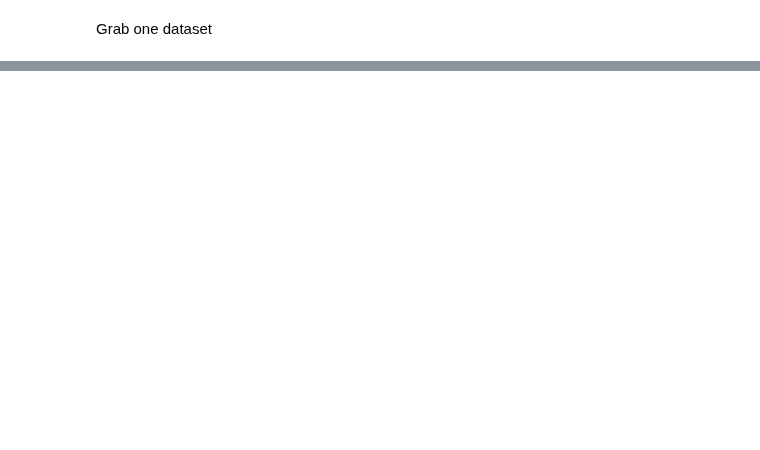
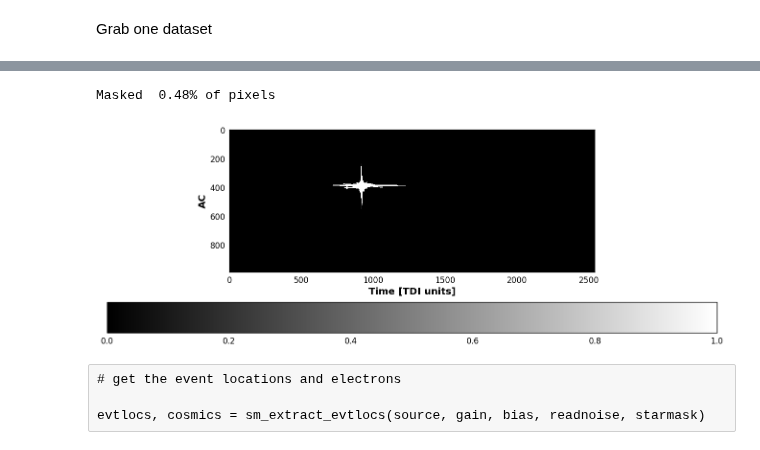
Before and after one commit to asierabreu/cosmics, a Jupyter notebook: analysis/sm_sif/sm_detection.ipynb, the cells around one changed output, grey strips where cells are left out. Drawn from its saved outputs; the diff is of its cells as text; code cells hidden in the pictures; blank space fills up the shorter version.

```diff
--- a/analysis/sm_sif/sm_detection.ipynb
+++ b/analysis/sm_sif/sm_detection.ipynb
@@ -160,0 +52,24 @@ Aside from the very saturated region, which generates a few fake cosmics, things
+# %%
+# generate the star mask
+
+starmask = sm_starmask(source, 2000)
+#starmask = sm_starmask_box(source,60000,buffer_row=2,buffer_col=1)
+
+# out of curiosity:
+
+print("Masked {:5.2f}% of pixels".format(100*np.sum(starmask)/source.shape[0]/source.shape[1]))
+
+image=np.flip(np.rot90(starmask,1),0) # this should follow the normal gaia convention
+plt.xlabel('Time [TDI units]')
+plt.ylabel('AC')
+plt.imshow(image, cmap='gray')
+plt.colorbar(orientation="horizontal")
+plt.gcf().set_size_inches(30.5, 5.5)
+plt.grid(False)
+# %% [output]
+Masked  0.48% of pixels
+[figure, added]
+# %% [raw]
+# get the event locations and electrons
+
+evtlocs, cosmics = sm_extract_evtlocs(source, gain, bias, readnoise, starmask)
```
Also changed, not shown: parts of 59 cells of this notebook, 12 other files.
